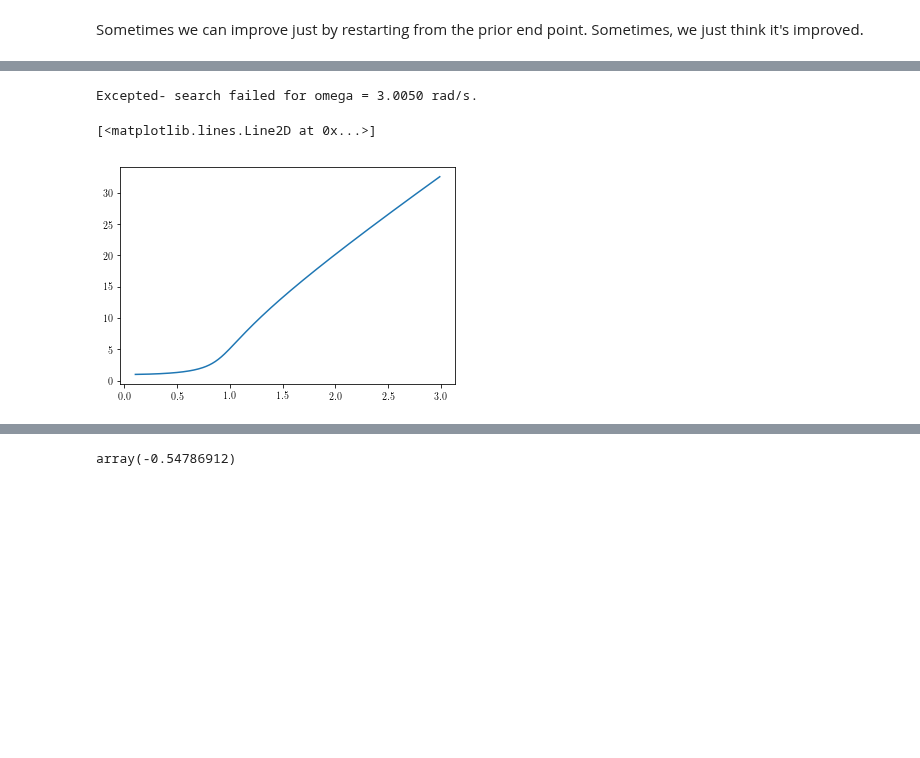
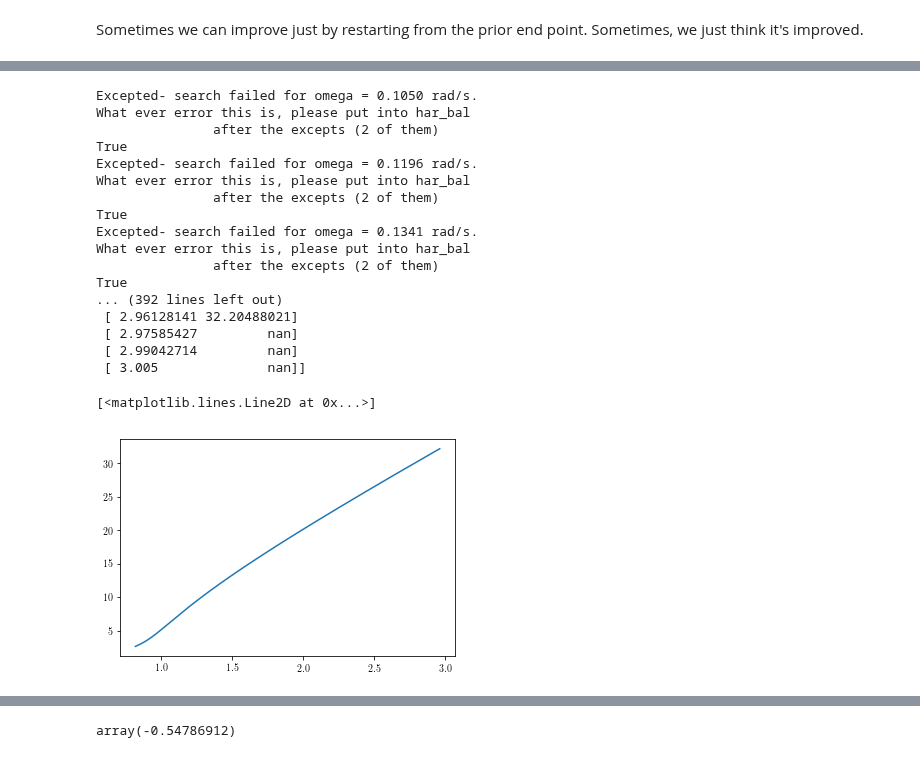
Before and after one commit to josephcslater/mousai, a Jupyter notebook: docs/tutorial/demos/Duffing_frequency.ipynb, the cells around one changed output, grey strips where cells are left out. Cells and saved outputs as stored; diff of their text form; code cells hidden in the pictures; blank space fills up the shorter version.

```diff
--- a/docs/tutorial/demos/Duffing_frequency.ipynb
+++ b/docs/tutorial/demos/Duffing_frequency.ipynb
@@ -26,6 +26,6 @@ Constant term of FFT of signal should be zero:  (5.551115123125783e-17+0j)
 # %%
 # Using more harmonics.
-t, x, e, amps, phases = ms.hb_freq(ms.duff_osc, x0 = sp.array([[0,1,-1]]), omega = .1, num_harmonics= 1)
+t, x, e, amps, phases = ms.hb_freq(ms.duff_osc, x0 = np.array([[0,1,-1]]), omega = .1, num_harmonics= 1)
 print('Equation errors (should be zero): ', e)
 print('Constant term of FFT of signal should be zero: ', ms.fftp.fft(x)[0,0])
 # %% [output]
@@ -62,7 +62,7 @@ def duff_osc2(x, v, params):
     t = params['cur_time']
     return np.array([[-x-.01*x**3-.01*v+1*sin(omega*t)]])
 # %%
-t, x, e, amps, phases = ms.hb_freq(duff_osc2, sp.array([[0,1,-1]]), omega = 0.8, num_harmonics=7)
+t, x, e, amps, phases = ms.hb_freq(duff_osc2, np.array([[0,1,-1]]), omega = 0.8, num_harmonics=7)
 
 print(amps, x, e)
 print('Constant term of FFT of signal should be zero: ', ms.fftp.fft(x)[0,0])
@@ -83,17 +82,34 @@ Constant term of FFT of signal should be zero:  (2.56847494661816e-16+0j)
 # %%
-omega = sp.linspace(0.1,3,200)+1/200
-amp = sp.zeros_like(omega)
-x = sp.array([[0,-1,1]])
+omega = np.linspace(0.1,3,200)+1/200
+amp = np.zeros_like(omega)
+x = np.array([[0,-1,1]])
 for i, freq in enumerate(omega):
     #print(i,freq,x)
     try:
         t, x, e, amps, phases = ms.hb_freq(duff_osc2, x, omega = freq, num_harmonics = 1)# , callback = resid)
         #print(freq, amps, e)
         amp[i]=amps[0]
     except:
         amp[i] = sp.nan
+print(np.hstack((omega.reshape(-1,1), amp.reshape(-1,1))))
 plt.plot(omega, amp)
 # %% [output]
-Excepted- search failed for omega = 3.0050 rad/s.
+Excepted- search failed for omega = 0.1050 rad/s.
+What ever error this is, please put into har_bal
+               after the excepts (2 of them)
+True
+Excepted- search failed for omega = 0.1196 rad/s.
+What ever error this is, please put into har_bal
+               after the excepts (2 of them)
+True
+Excepted- search failed for omega = 0.1341 rad/s.
+What ever error this is, please put into har_bal
+               after the excepts (2 of them)
+True
+... (392 lines left out)
+ [ 2.96128141 32.20488021]
+ [ 2.97585427         nan]
+ [ 2.99042714         nan]
+ [ 3.005              nan]]
 [<matplotlib.lines.Line2D at 0x...>]
-[figure, old version]
+[figure, new version]
```
Also changed, not shown: parts of 13 cells of this notebook, 3 other files.
